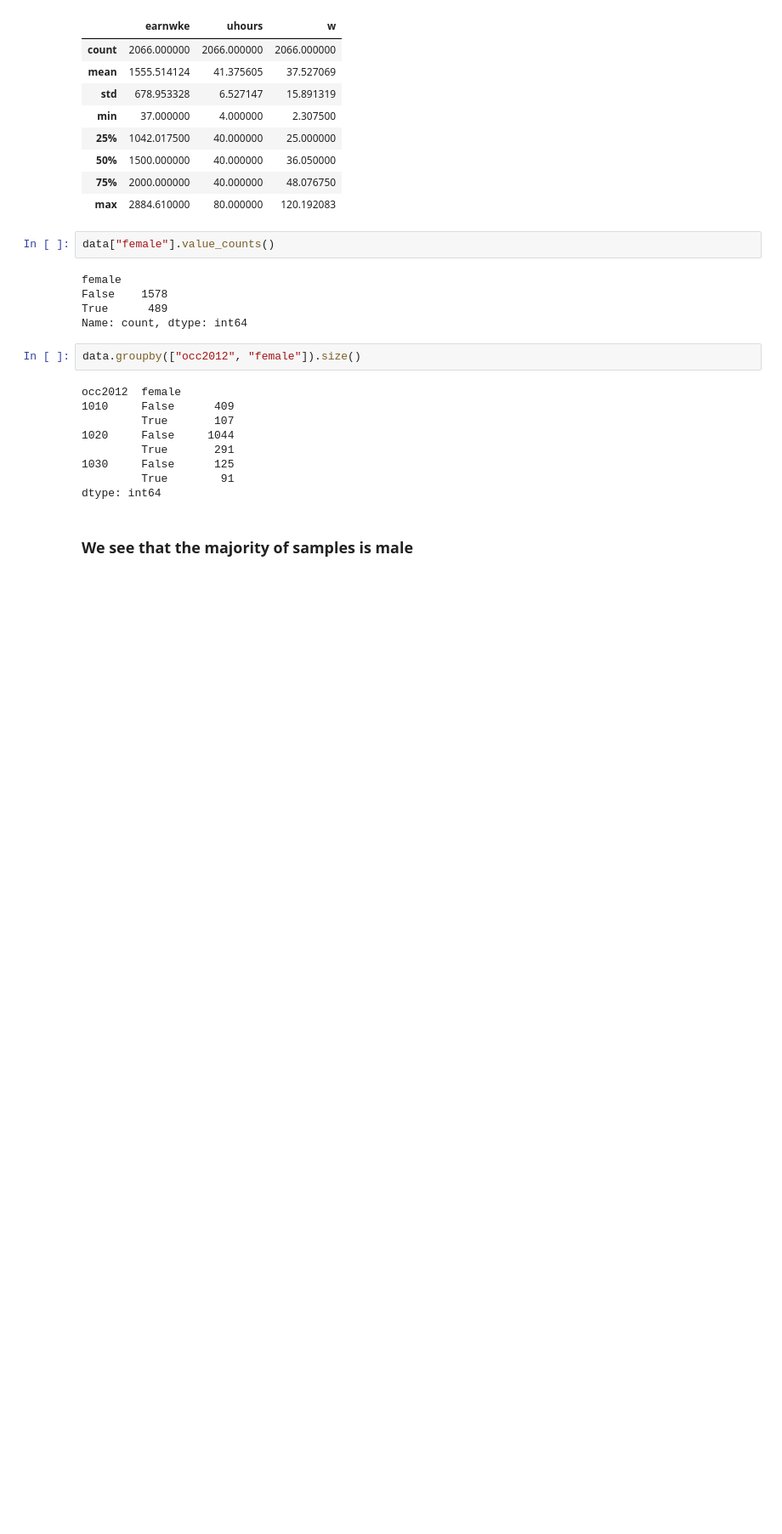
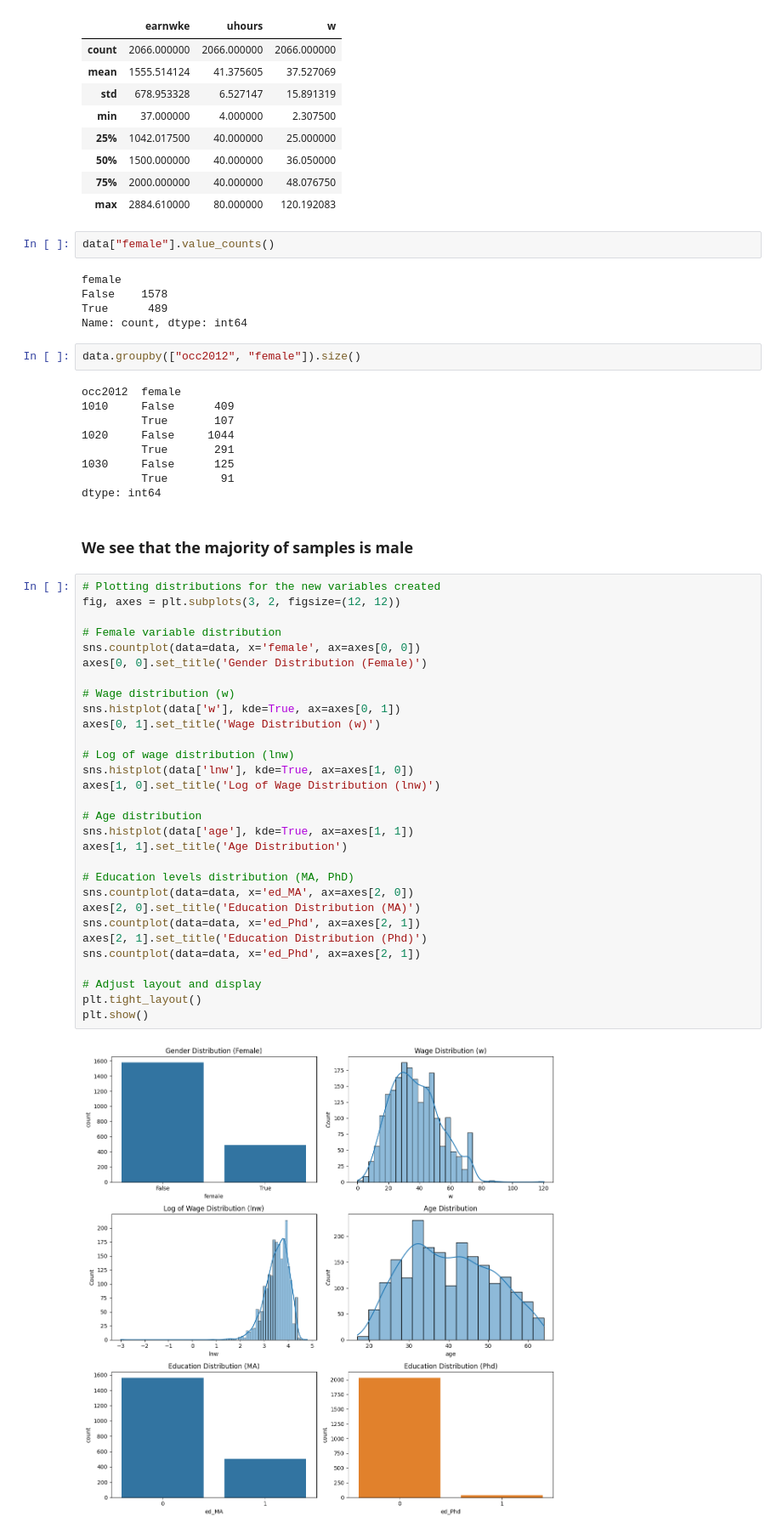
Before and after one commit to AssetKabdula/Prediction-with-Machine-Learning-for-Economists, a Jupyter notebook: Assignment_1/assignment_1.ipynb, the cells around one changed output. Shown: that part at 85% size. Drawn from its saved outputs; the diff is of its cells as text; blank space fills up the shorter version.

Commit message:
Added distribution graphs

```diff
--- a/Assignment_1/assignment_1.ipynb
+++ b/Assignment_1/assignment_1.ipynb
@@ -159,3 +159,35 @@ occ2012  female
 dtype: int64
 # %% [markdown]
 ### We see that the majority of samples is male
+# %%
+# Plotting distributions for the new variables created
+fig, axes = plt.subplots(3, 2, figsize=(12, 12))
+
+# Female variable distribution
+sns.countplot(data=data, x='female', ax=axes[0, 0])
+axes[0, 0].set_title('Gender Distribution (Female)')
+
+# Wage distribution (w)
+sns.histplot(data['w'], kde=True, ax=axes[0, 1])
+axes[0, 1].set_title('Wage Distribution (w)')
+
+# Log of wage distribution (lnw)
+sns.histplot(data['lnw'], kde=True, ax=axes[1, 0])
+axes[1, 0].set_title('Log of Wage Distribution (lnw)')
+
+# Age distribution
+sns.histplot(data['age'], kde=True, ax=axes[1, 1])
+axes[1, 1].set_title('Age Distribution')
+
+# Education levels distribution (MA, PhD)
+sns.countplot(data=data, x='ed_MA', ax=axes[2, 0])
+axes[2, 0].set_title('Education Distribution (MA)')
+sns.countplot(data=data, x='ed_Phd', ax=axes[2, 1])
+axes[2, 1].set_title('Education Distribution (Phd)')
+sns.countplot(data=data, x='ed_Phd', ax=axes[2, 1])
+
+# Adjust layout and display
+plt.tight_layout()
+plt.show()
+# %% [output]
+[figure, added]
```
Also changed, not shown: parts of 1 cell of this notebook.
